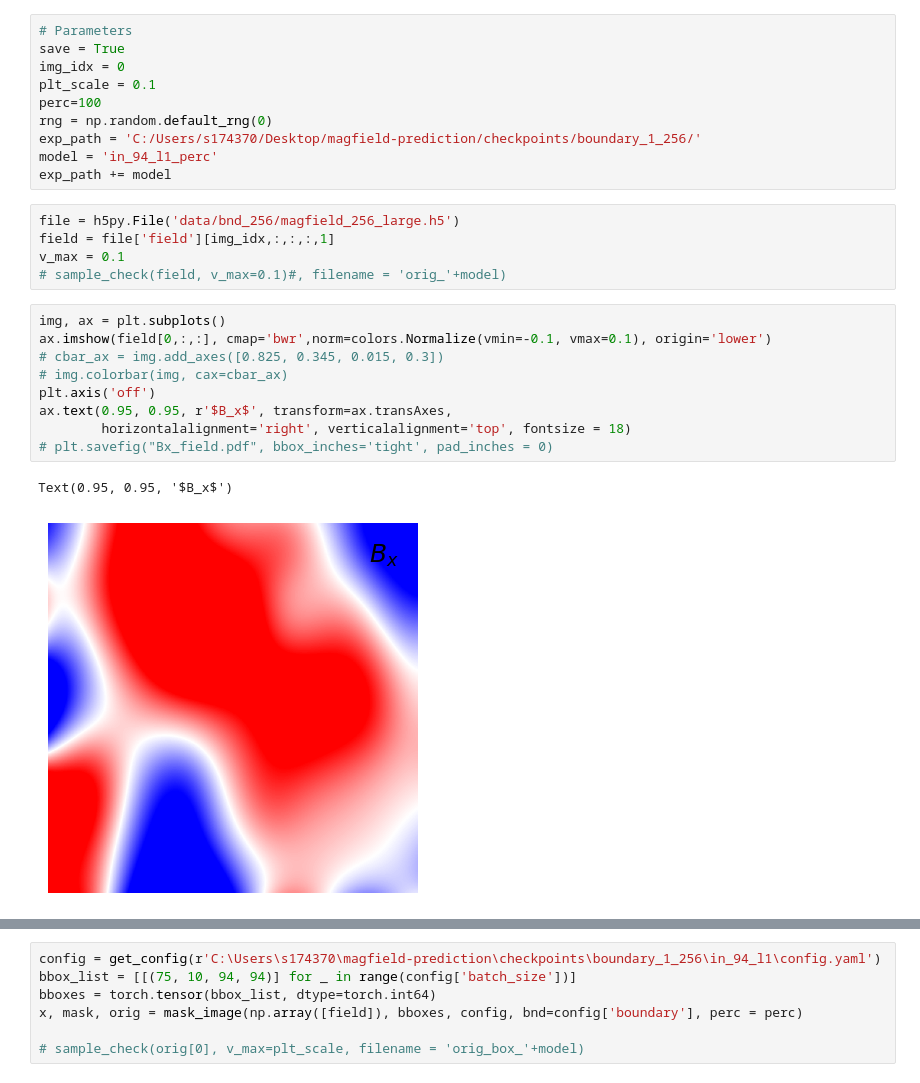
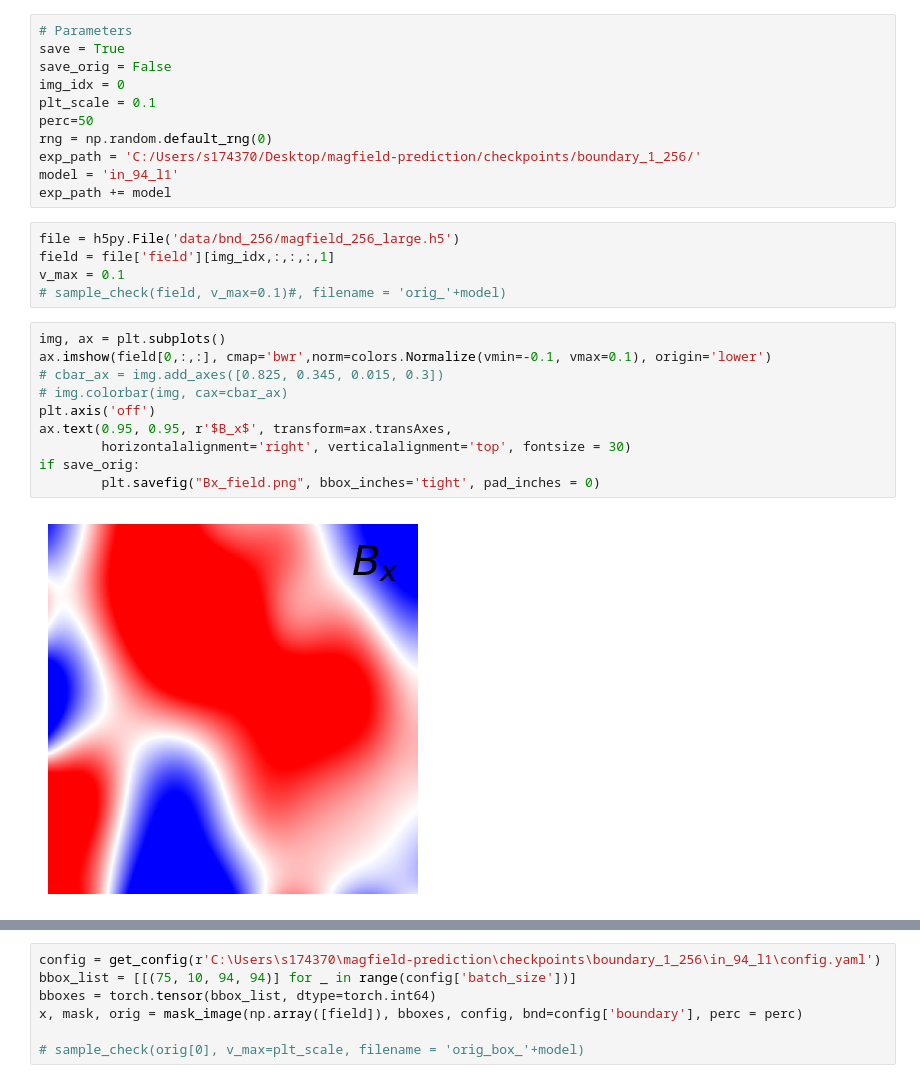
Before and after one commit to andreagboa/magfield-prediction, a Jupyter notebook: plots.ipynb, the cells around one changed output, grey strips where cells are left out. Drawn from its saved outputs; the diff is of its cells as text.

```diff
--- a/plots.ipynb
+++ b/plots.ipynb
@@ -12,12 +12,13 @@ from model.networks import Generator
 # %%
 # Parameters
 save = True
+save_orig = False
 img_idx = 0
 plt_scale = 0.1
-perc=100
+perc=50
 rng = np.random.default_rng(0)
 exp_path = 'C:/Users/s174370/Desktop/magfield-prediction/checkpoints/boundary_1_256/'
-model = 'in_94_l1_perc'
+model = 'in_94_l1'
 exp_path += model
 # %%
 file = h5py.File('data/bnd_256/magfield_256_large.h5')
@@ -27,15 +28,15 @@ v_max = 0.1
 # %%
 img, ax = plt.subplots()
 ax.imshow(field[0,:,:], cmap='bwr',norm=colors.Normalize(vmin=-0.1, vmax=0.1), origin='lower')
 # cbar_ax = img.add_axes([0.825, 0.345, 0.015, 0.3])
 # img.colorbar(img, cax=cbar_ax)
 plt.axis('off')
 ax.text(0.95, 0.95, r'$B_x$', transform=ax.transAxes,
-        horizontalalignment='right', verticalalignment='top', fontsize = 18)
-# plt.savefig("Bx_field.pdf", bbox_inches='tight', pad_inches = 0)
+        horizontalalignment='right', verticalalignment='top', fontsize = 30)
+if save_orig:
+        plt.savefig("Bx_field.png", bbox_inches='tight', pad_inches = 0)
 # %% [output]
-Text(0.95, 0.95, '$B_x$')
-[figure, old version]
+[figure, new version]
 # %%
 img, ax = plt.subplots()
 ax.imshow(field[1,:,:], cmap='bwr',norm=colors.Normalize(vmin=-0.1, vmax=0.1), origin='lower')
```
Also changed, not shown: parts of 17 cells of this notebook, 17 other files.
